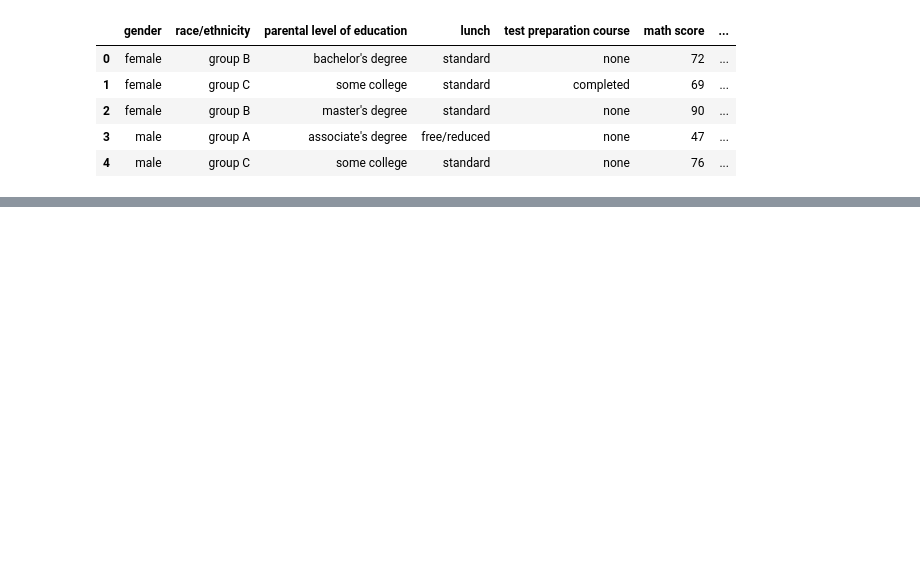
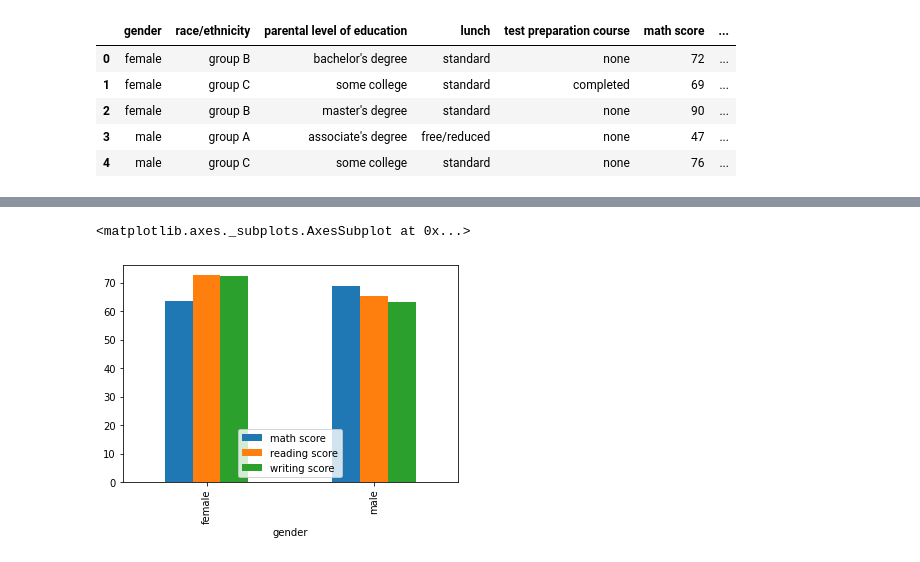
Before and after one commit to BarbaraMarcos/Visualizacion, a Jupyter notebook: Presentación Intermedia.ipynb, the cells around one changed output, grey strips where cells are left out. Cells and saved outputs as stored; diff of their text form; code cells hidden in the pictures; blank space fills up the shorter version.

```diff
--- a/Presentación Intermedia.ipynb
+++ b/Presentación Intermedia.ipynb
@@ -33,0 +90,8 @@ Index(['gender', 'race/ethnicity', 'parental level of education', 'lunch',
+# %%
+pivot=pd.pivot_table(df,
+                        index='gender',
+                        aggfunc='mean',
+                        values=['math score','reading score','writing score'],
+                        margins=True,
+                       )
+pivot
@@ -33,0 +104,8 @@ Index(['gender', 'race/ethnicity', 'parental level of education', 'lunch',
+# %%
+pivot=pivot.drop(['All'],
+                             axis= 0)
+# %%
+pivot.plot(kind = 'bar')
+# %% [output]
+<matplotlib.axes._subplots.AxesSubplot at 0x...>
+[figure, added]
```
Also changed, not shown: parts of 27 cells of this notebook.
